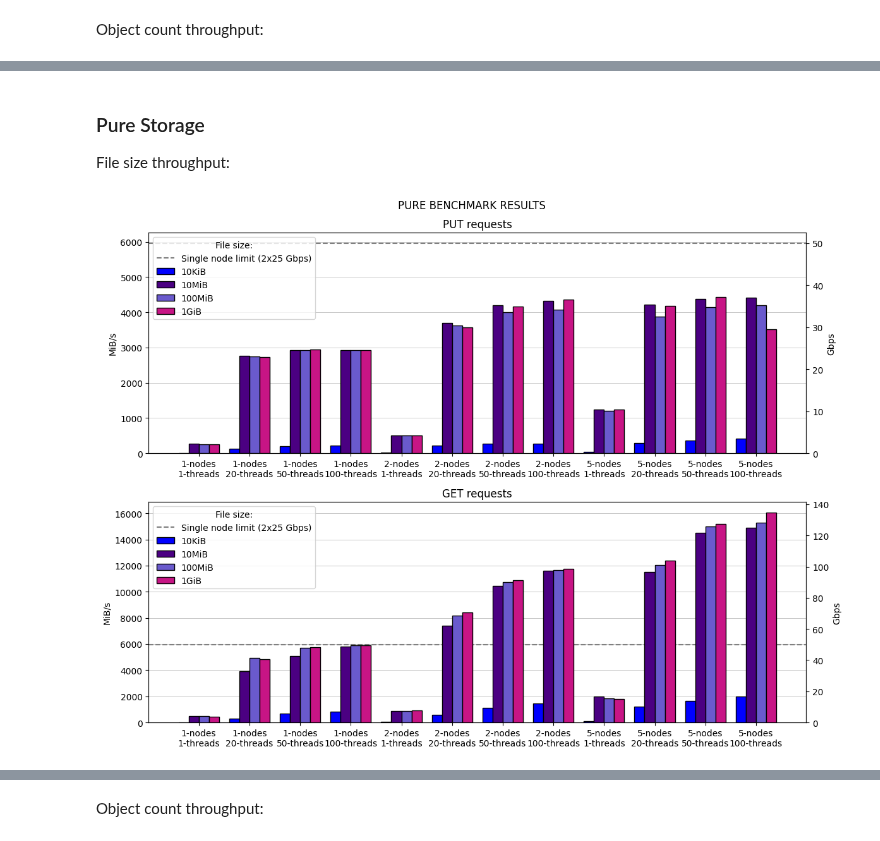
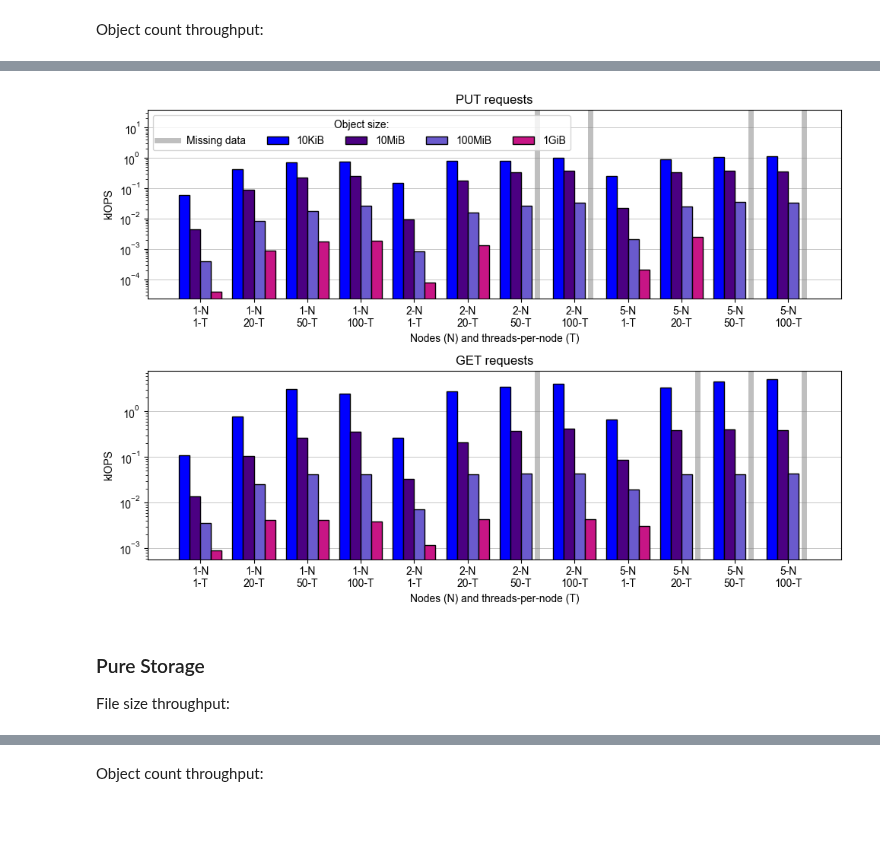
Before and after one commit to stackhpc/jasmin-fs-benchmark, a Jupyter notebook: s3-warp/Analysis.ipynb, the cells around one changed output, grey strips where cells are left out. Saved outputs shown, nothing was run; the diff lists cells and outputs as text; code cells hidden in the pictures.

```diff
--- a/s3-warp/Analysis.ipynb
+++ b/s3-warp/Analysis.ipynb
@@ -292,19 +286,30 @@ plt.savefig(f'figures/{vendor}-iops.png')
+# %%
+# Code
+
+vendor = 'quobyte'
+fig, axs = plt.subplots(figsize=(10, 7), nrows=2)
+# fig.suptitle(f'{vendor} benchmark results'.upper())
+bar_colours = {"10KiB":"blue", "10MiB":"indigo", "100MiB":"slateblue", "1GiB":"mediumvioletred"}
+axs[0].set_title('PUT requests')
+plot_single_vendor_summary(
+    vendor, 'put', unit='kIOPS', ax=axs[0], bar_colours=bar_colours,
+    sanity_checks=False, ncols=5,
+)
+axs[0].set_xlabel('Nodes (N) and threads-per-node (T)')
+axs[0].set_yscale('log')
+ymin, ymax = axs[0].get_ylim()
+axs[0].set_ylim((ymin, 20*ymax))
+
+axs[1].set_title('GET requests')
+plot_single_vendor_summary(vendor, 'get', unit='kIOPS', ax=axs[1], bar_colours=bar_colours, legend=False)
+axs[1].set_xlabel('Nodes (N) and threads-per-node (T)')
+axs[1].set_yscale('log')
+fig.tight_layout()
+
+plt.savefig(f'figures/{vendor}-iops.png')
+# %% [output]
+[figure, added]
 # %% [markdown]
 ### Pure Storage
 
 File size throughput:
-# %%
-# Code
-vendor = 'pure'
-fig, axs = plt.subplots(figsize=(12, 9), nrows=2)
-fig.suptitle(f'{vendor} benchmark results'.upper())
-bar_colours = {"10KiB":"blue", "10MiB":"indigo", "100MiB":"slateblue", "1GiB":"mediumvioletred"}
-axs[0].set_title('PUT requests')
-plot_single_vendor_summary(vendor, 'put', ax=axs[0], bar_colours=bar_colours, sanity_checks=False)
-axs[1].set_title('GET requests')
-plot_single_vendor_summary(vendor, 'get', ax=axs[1], bar_colours=bar_colours)
-
-plt.tight_layout()
-plt.savefig(f'figures/{vendor}-throughput.png')
-# %% [output]
-[figure, removed]
```
Also changed, not shown: parts of 22 cells of this notebook, 9 other files.
